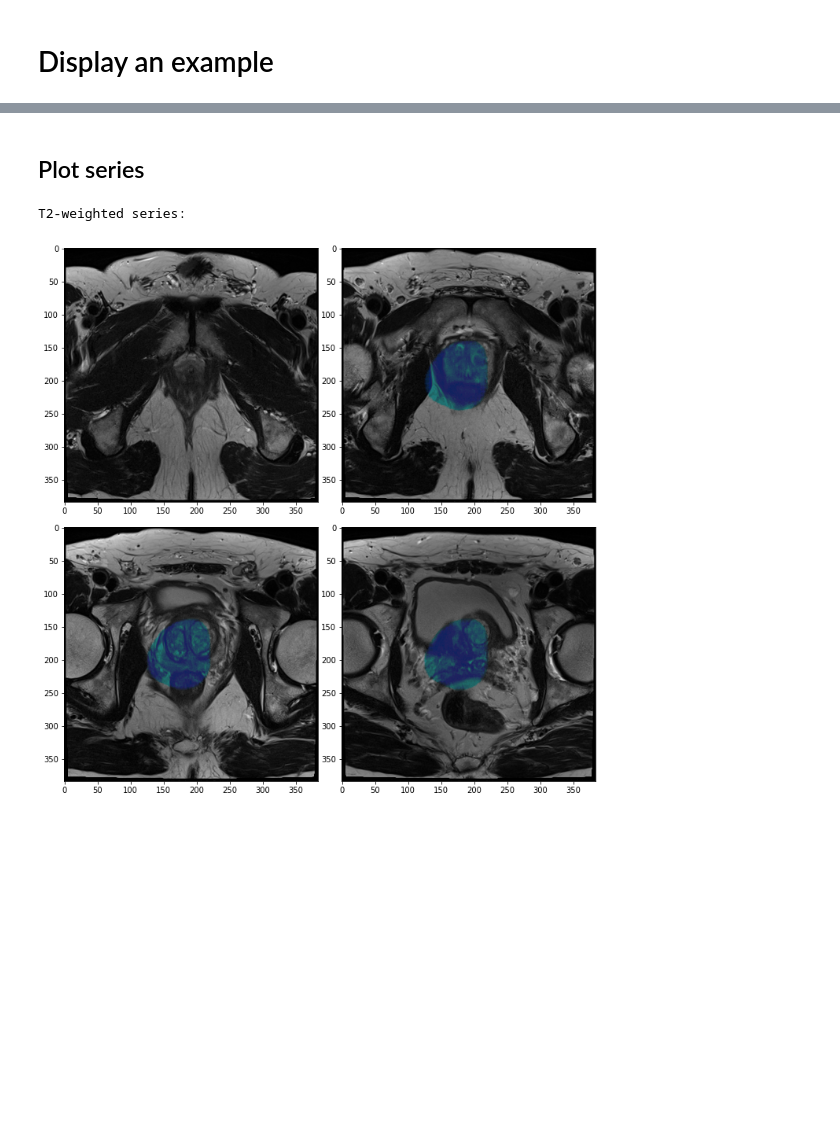
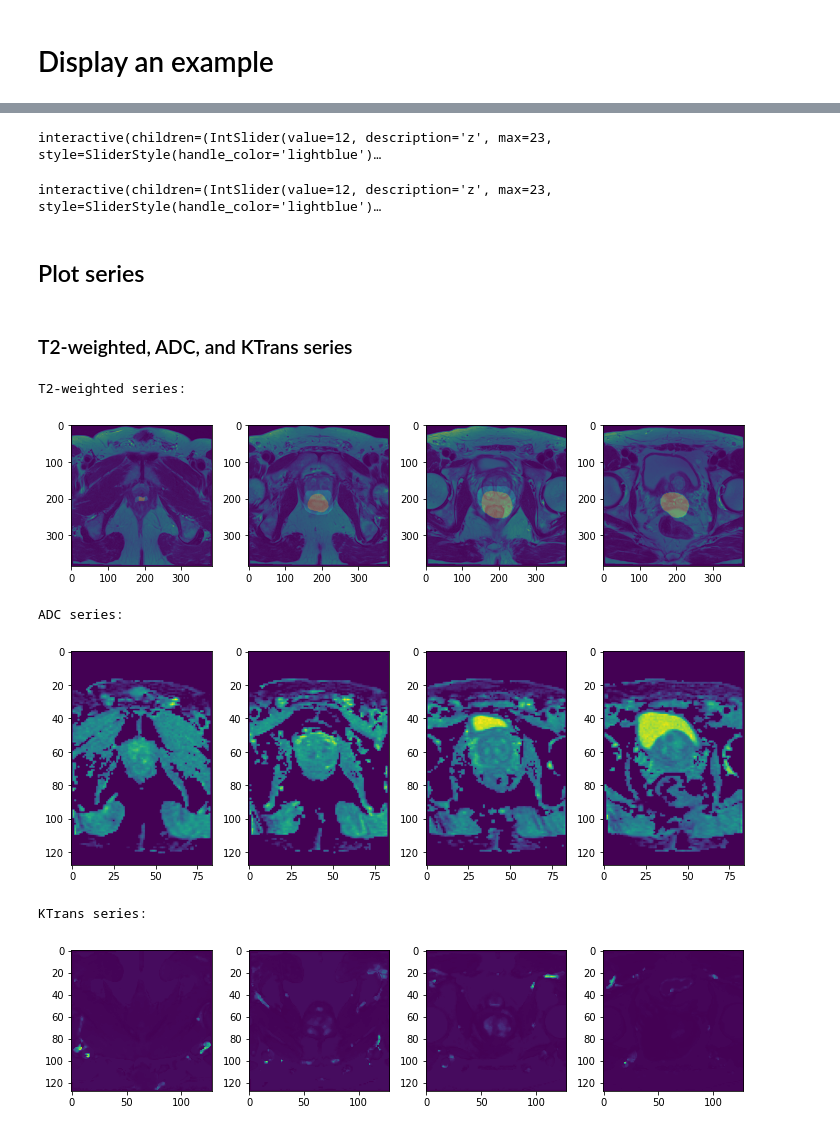
Before and after one commit to pereaanamaria/prostate_cancer_classifier, a Jupyter notebook: Visualize data.ipynb, the cells around one changed output, grey strips where cells are left out. Cells and saved outputs as stored; diff of their text form; code cells hidden in the pictures; blank space fills up the shorter version.

Commit message:
Add plotting

```diff
--- a/Visualize data.ipynb
+++ b/Visualize data.ipynb
@@ -56,17 +51,2 @@ def get_patient_data(patient_id, labels):
 def get_patientID(filename):
     return filename[:14]
-# %%
-patients = {}
-
-for patient_id in labels.ProxID:
-    patient = get_patient_data(patient_id=patient_id, labels=labels)
-
-    patients[patient_id] = {}
-    patients[patient_id]['data'] = {}
-    patients[patient_id]['images'] = {}
-    patients[patient_id]['data']['ProxID'] = patient['ProxID']
-    patients[patient_id]['data']['ClinSig'] = patient['ClinSig']
-    patients[patient_id]['images']['T2'] = patient['T2']
-    patients[patient_id]['images']['ADC'] = patient['ADC']
-    patients[patient_id]['images']['KTrans'] = patient['KTrans']
-    patients[patient_id]['mask'] = os.path.join(MASKS, patient_id + '_msk.nrrd')
@@ -132,9 +169,13 @@ Mask: (21, 384, 384)
+# %%
+for c in [0,3]:
+    plot_multi_mask(plotting_img[:,:,:,c], plotting_rois, title='Prostate Lesions Masks')
+# %% [output]
+interactive(children=(IntSlider(value=12, description='z', max=23, style=SliderStyle(handle_color='lightblue')…
+interactive(children=(IntSlider(value=12, description='z', max=23, style=SliderStyle(handle_color='lightblue')…
 # %% [markdown]
 ## Plot series
 # %%
-def plot_nifti(example_img, mask_arr=None, t2=False):
-    fig_rows = 2
-    fig_cols = 2
+def plot_nifti(example_img, masks=None, fig_rows=1, fig_cols=4):
     n_subplots = fig_rows * fig_cols
     n_slice = example_img.shape[2]
     step_size = n_slice // n_subplots
@@ -144,19 +185,32 @@ def plot_nifti(example_img, mask_arr=None, t2=False):
     fig, axs = plt.subplots(fig_rows, fig_cols, figsize=[10, 10])
 
     for idx, img in enumerate(range(start_stop, plot_range, step_size)):
-        cmap = None
-        if t2: cmap = 'gray'
-        axs.flat[idx].imshow(ndi.rotate(example_img[:, :, img], 90), cmap=cmap)
-        if t2:
-            z, x, y = mask_arr.nonzero()
-            z_img = int(img * z.shape[0] / n_slice)
-            axs.flat[idx].scatter(x, y, z[z_img], alpha=0.01)
+        axs.flat[idx].imshow(ndi.rotate(example_img[:, :, img], 90))
+
+        if masks:
+            cz_mask, _ = nrrd.read(masks['cz'])
+            axs.flat[idx].imshow(ndi.rotate(cz_mask[:, :, img], 90), alpha=0.3)
 
     plt.tight_layout()
     plt.show()
+# %% [markdown]
+### T2-weighted, ADC, and KTrans series
 # %%
-print(f'T2-weighted series:\n')
-plot_nifti(t2_image, mask_arr=prostate_mask_arr, t2=True)
+print(f'\nT2-weighted series:')
+plot_nifti(
+    t2_image,
+    masks=patients[patient_id_example]['masks']
+)
+
+print(f'\nADC series:')
+plot_nifti(adc_image)
+
+print(f'\nKTrans series:')
+plot_nifti(ktrans_image)
 # %% [output]
 T2-weighted series:
-[figure, old version]
+[figure, new version]
+ADC series:
+[figure, added]
+KTrans series:
+[figure, added]
```
Also changed, not shown: parts of 12 cells of this notebook, 3 other files.
